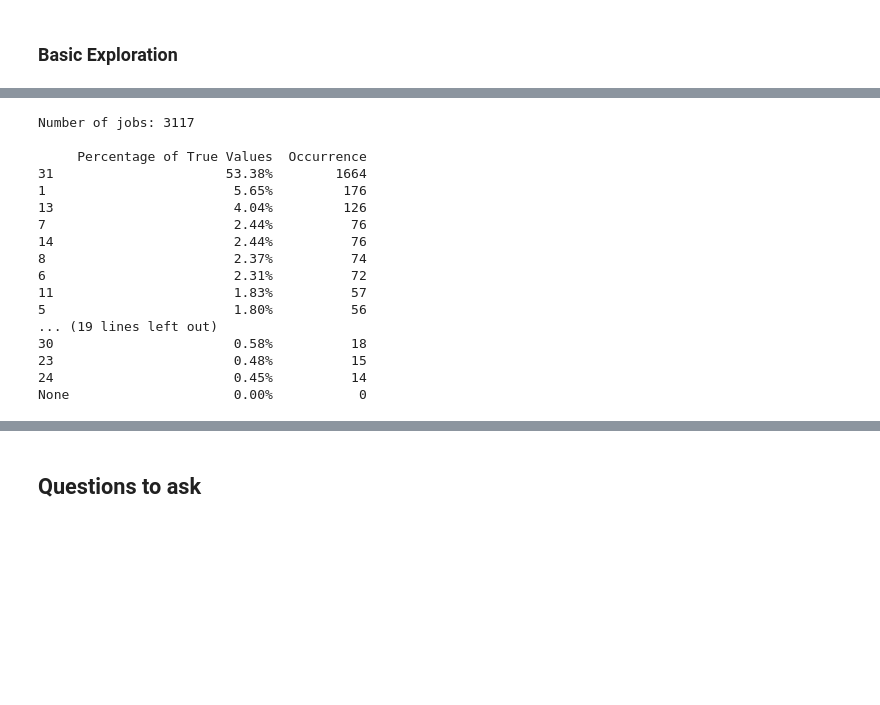
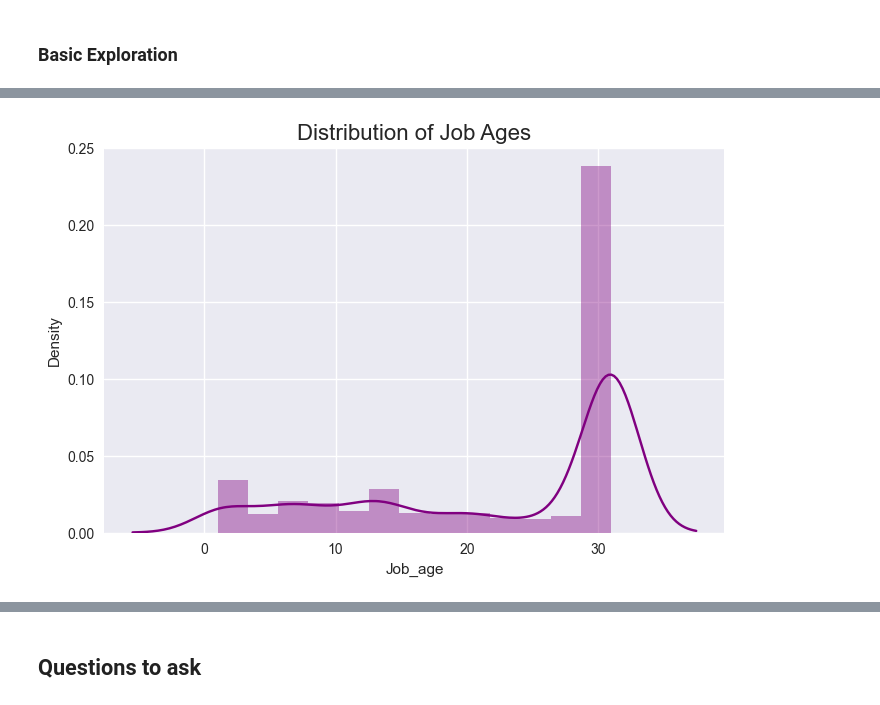
Before and after one commit to Luk-kar/DS_salaries_project, a Jupyter notebook: _003_eda.ipynb, the cells around one changed output, grey strips where cells are left out. Cells and saved outputs as stored; diff of their text form; code cells hidden in the pictures; blank space fills up the shorter version.

```diff
--- a/_003_eda.ipynb
+++ b/_003_eda.ipynb
@@ -417,20 +465,4 @@ del num_remote, job_total, num_nan_locations
 # %%
-show_percentages(data['Job_details']['Job_age'], "string")
+show_distribution(data['Job_details']['Job_age'], "Job Ages")
 # %% [output]
-Number of jobs: 3117
-
-     Percentage of True Values  Occurrence
-31                      53.38%        1664
-1                        5.65%         176
-13                       4.04%         126
-7                        2.44%          76
-14                       2.44%          76
-8                        2.37%          74
-6                        2.31%          72
-11                       1.83%          57
-5                        1.80%          56
-... (19 lines left out)
-30                       0.58%          18
-23                       0.48%          15
-24                       0.45%          14
-None                     0.00%           0
+[figure, added]
```
Also changed, not shown: parts of 78 cells of this notebook, 2 other files.
